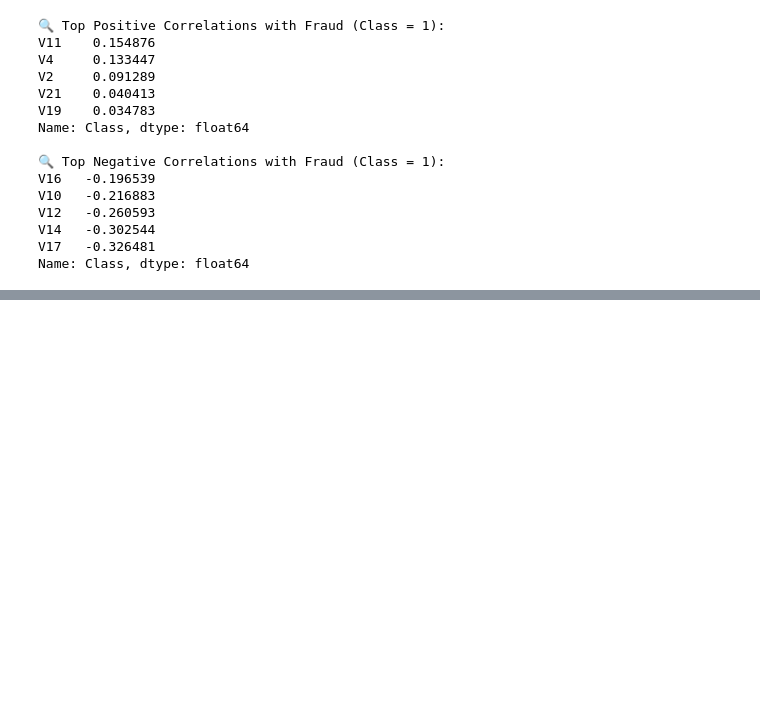
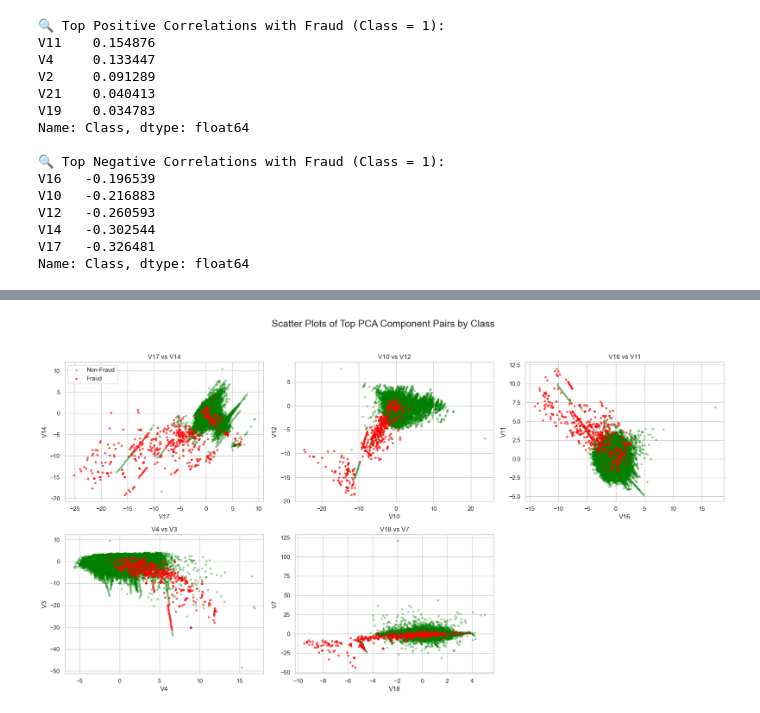
Before and after one commit to vijaivimu/Credit-Card-Fraud-Detection, a Jupyter notebook: EDA.ipynb, the cells around one changed output, grey strips where cells are left out. Cells and saved outputs as stored; diff of their text form; code cells hidden in the pictures; blank space fills up the shorter version.

```diff
--- a/EDA.ipynb
+++ b/EDA.ipynb
@@ -410,0 +549,38 @@ Name: Class, dtype: float64
+# %%
+import pandas as pd
+import matplotlib.pyplot as plt
+
+# Load dataset
+df = pd.read_csv("creditcard.csv")
+
+# Define pairs of top-correlated PCA features
+scatter_pairs = [('V17', 'V14'), ('V10', 'V12'), ('V16', 'V11'), ('V4', 'V3'), ('V18', 'V7')]
+
+# Setup 2 rows layout (3 columns to accommodate 5 charts)
+fig, axes = plt.subplots(nrows=2, ncols=3, figsize=(18, 10))
+fig.suptitle("Scatter Plots of Top PCA Component Pairs by Class", fontsize=18)
+
+# Flatten axes for easy iteration
+axes = axes.flatten()
+
+# Plot each feature pair
+for i, (x_feat, y_feat) in enumerate(scatter_pairs):
+    ax = axes[i]
+    ax.scatter(df[df['Class'] == 0][x_feat], df[df['Class'] == 0][y_feat],
+               color='green', alpha=0.3, label='Non-Fraud', s=10)
+    ax.scatter(df[df['Class'] == 1][x_feat], df[df['Class'] == 1][y_feat],
+               color='red', alpha=0.6, label='Fraud', s=10)
+    ax.set_xlabel(x_feat)
+    ax.set_ylabel(y_feat)
+    ax.set_title(f'{x_feat} vs {y_feat}')
+    if i == 0:
+        ax.legend()
+
+# Hide the unused subplot (if number of pairs < rows*cols)
+for j in range(len(scatter_pairs), len(axes)):
+    axes[j].axis('off')
+
+plt.tight_layout(rect=[0, 0, 1, 0.95])
+plt.show()
+# %% [output]
+[figure, added]
```
Also changed, not shown: parts of 4 cells of this notebook.
